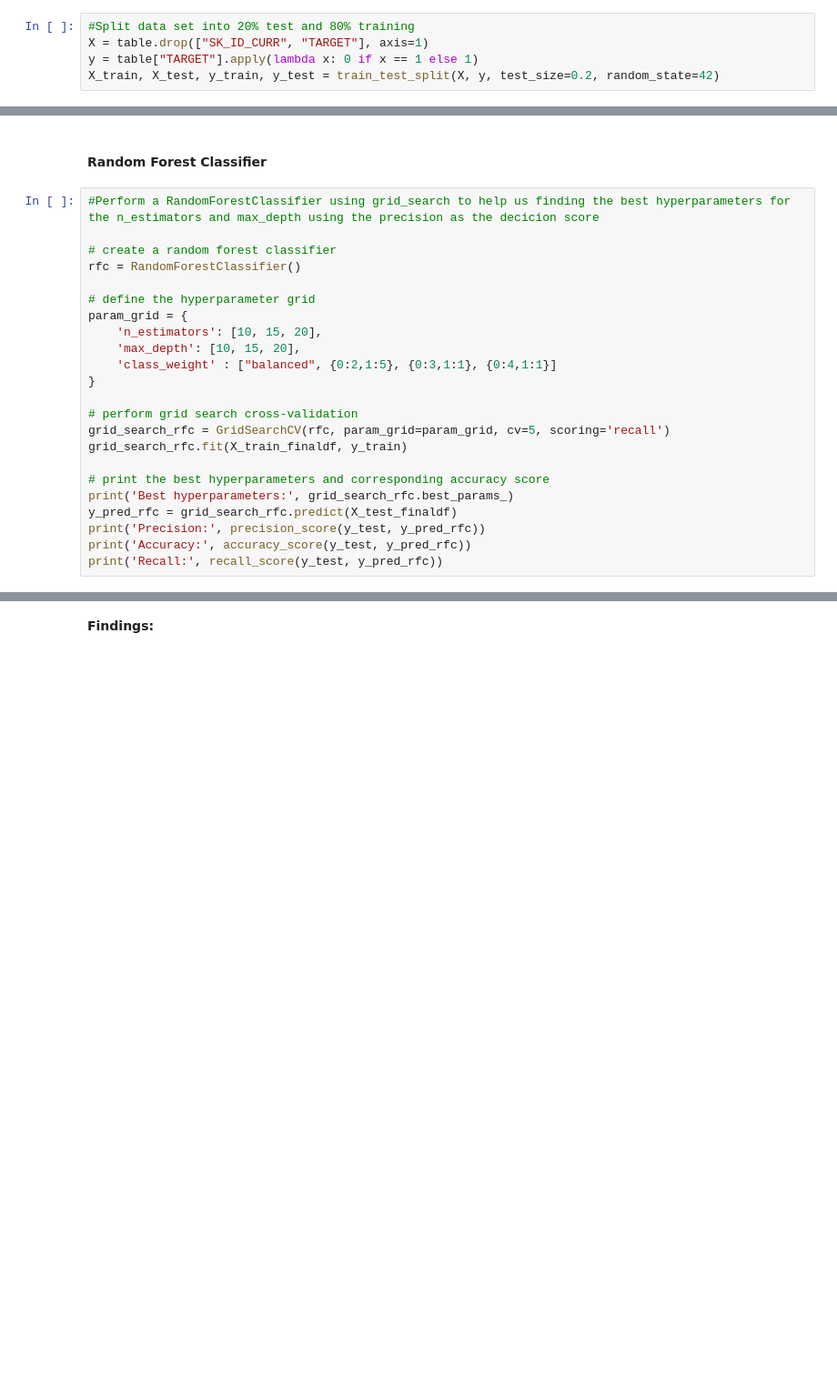
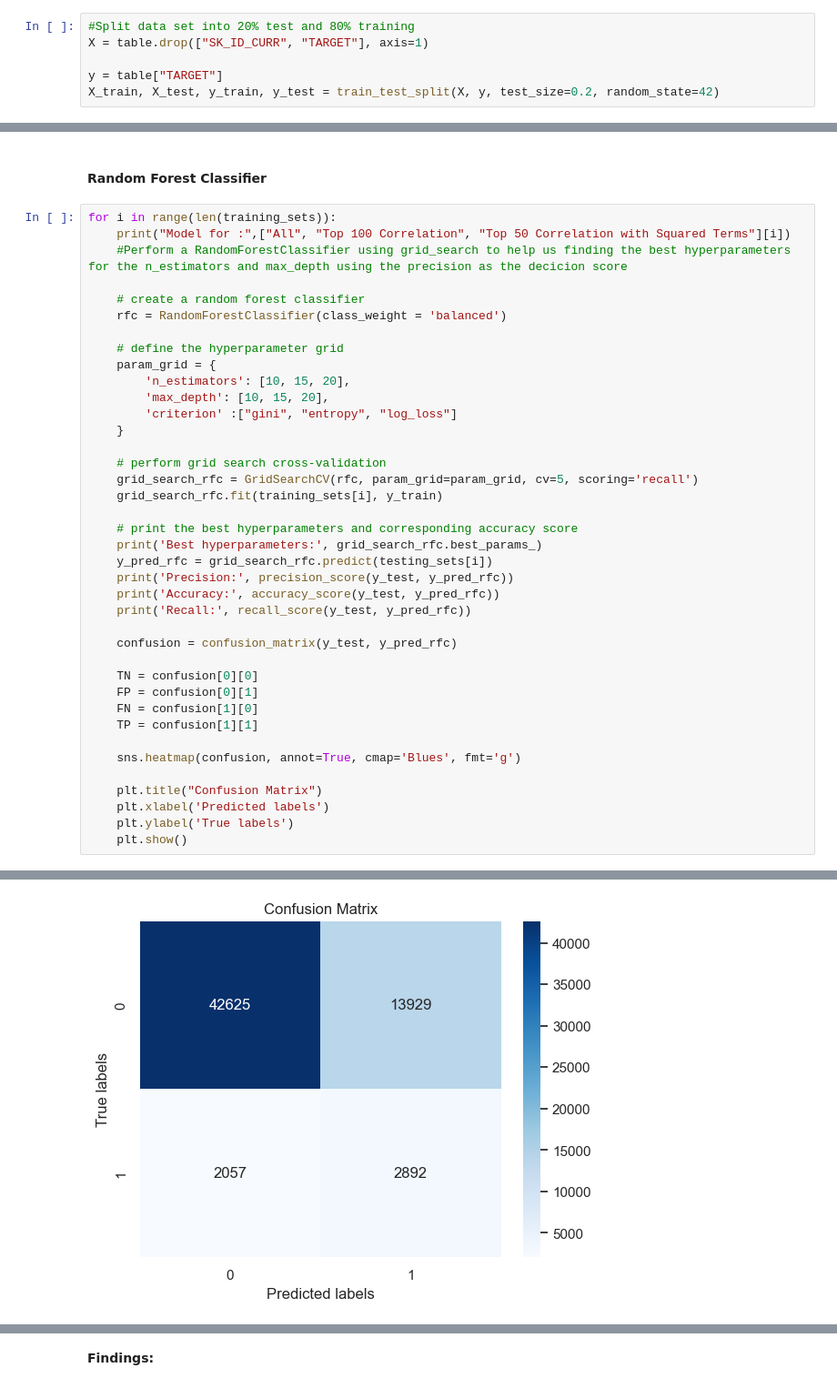
Before and after one commit to joaogoncalves99/Machine-Learning, a Jupyter notebook: model.ipynb, the cells around one changed output, grey strips where cells are left out. Shown at 91% size. Saved outputs shown, nothing was run; the diff lists cells and outputs as text; blank space fills up the shorter version.

```diff
--- a/model.ipynb
+++ b/model.ipynb
@@ -1525,7 +1496,8 @@ print(num_variables)
 # %%
 #Split data set into 20% test and 80% training
 X = table.drop(["SK_ID_CURR", "TARGET"], axis=1)
-y = table["TARGET"].apply(lambda x: 0 if x == 1 else 1)
+
+y = table["TARGET"]
 X_train, X_test, y_train, y_test = train_test_split(X, y, test_size=0.2, random_state=42)
 # %%
 #Create the pipeline, fit and transform
@@ -1545,26 +1538,42 @@ X_test_finaldf = pd.concat([X_test_numdf, X_test[cat_binary_variables].reset_ind
 # %% [markdown]
 #### Random Forest Classifier
 # %%
-#Perform a RandomForestClassifier using grid_search to help us finding the best hyperparameters for the n_estimators and max_depth using the precision as the decicion score
+for i in range(len(training_sets)):
+    print("Model for :",["All", "Top 100 Correlation", "Top 50 Correlation with Squared Terms"][i])
+    #Perform a RandomForestClassifier using grid_search to help us finding the best hyperparameters for the n_estimators and max_depth using the precision as the decicion score
 
-# create a random forest classifier
-rfc = RandomForestClassifier()
+    # create a random forest classifier
+    rfc = RandomForestClassifier(class_weight = 'balanced')
 
-# define the hyperparameter grid
-param_grid = {
-    'n_estimators': [10, 15, 20],
-    'max_depth': [10, 15, 20],
-    'class_weight' : ["balanced", {0:2,1:5}, {0:3,1:1}, {0:4,1:1}]
-}
+    # define the hyperparameter grid
+    param_grid = {
+        'n_estimators': [10, 15, 20],
+        'max_depth': [10, 15, 20],
+        'criterion' :["gini", "entropy", "log_loss"]
+    }
 
-# perform grid search cross-validation
-grid_search_rfc = GridSearchCV(rfc, param_grid=param_grid, cv=5, scoring='recall')
-grid_search_rfc.fit(X_train_finaldf, y_train)
+    # perform grid search cross-validation
+    grid_search_rfc = GridSearchCV(rfc, param_grid=param_grid, cv=5, scoring='recall')
+    grid_search_rfc.fit(training_sets[i], y_train)
 
-# print the best hyperparameters and corresponding accuracy score
-print('Best hyperparameters:', grid_search_rfc.best_params_)
-y_pred_rfc = grid_search_rfc.predict(X_test_finaldf)
-print('Precision:', precision_score(y_test, y_pred_rfc))
-print('Accuracy:', accuracy_score(y_test, y_pred_rfc))
-print('Recall:', recall_score(y_test, y_pred_rfc))
+    # print the best hyperparameters and corresponding accuracy score
+    print('Best hyperparameters:', grid_search_rfc.best_params_)
+    y_pred_rfc = grid_search_rfc.predict(testing_sets[i])
+    print('Precision:', precision_score(y_test, y_pred_rfc))
+    print('Accuracy:', accuracy_score(y_test, y_pred_rfc))
+    print('Recall:', recall_score(y_test, y_pred_rfc))
+
+    confusion = confusion_matrix(y_test, y_pred_rfc)
+
+    TN = confusion[0][0]
+    FP = confusion[0][1]
+    FN = confusion[1][0]
+    TP = confusion[1][1]
+
+    sns.heatmap(confusion, annot=True, cmap='Blues', fmt='g')
+
+    plt.title("Confusion Matrix")
+    plt.xlabel('Predicted labels')
+    plt.ylabel('True labels')
+    plt.show()
 # %% [output]
@@ -1574,0 +1585 @@ Recall: 0.9999823177847721
+[figure, added]
```
Also changed, not shown: parts of 20 cells of this notebook.
